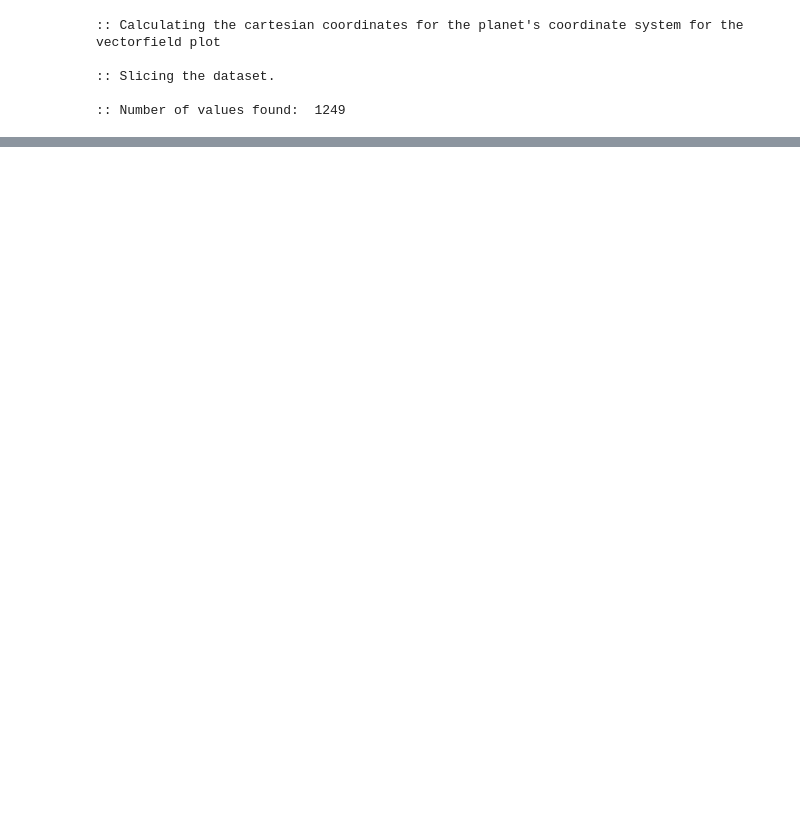
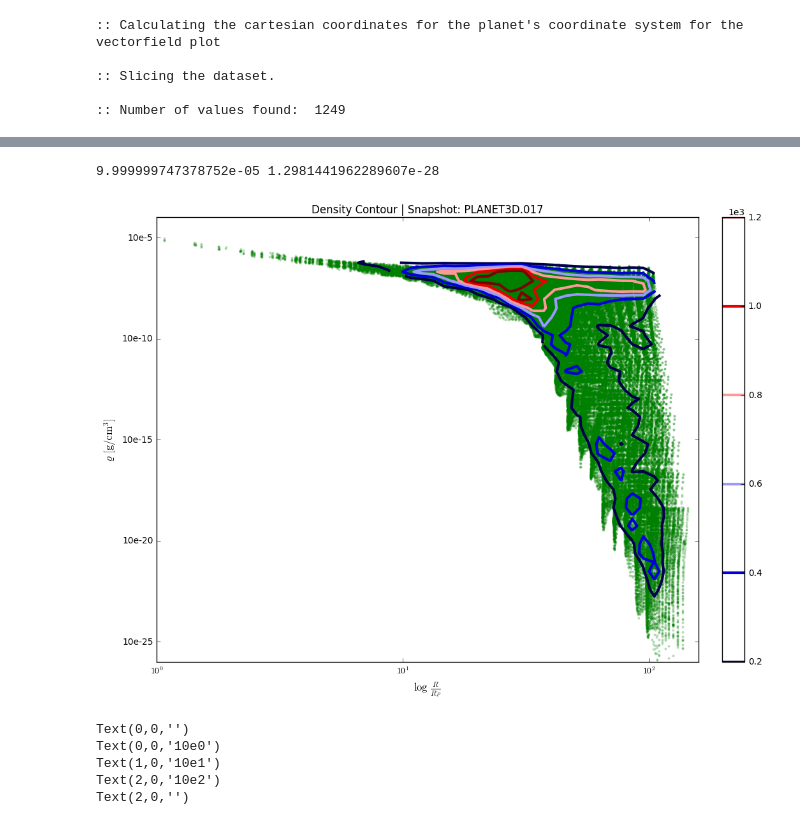
Before and after one commit to krauthex/plotting_tools, a Jupyter notebook: planet_data.ipynb, the cells around one changed output, grey strips where cells are left out. Saved outputs shown, nothing was run; the diff lists cells and outputs as text; code cells hidden in the pictures; blank space fills up the shorter version.

Commit message:
some changes in main.py, more stuff in planet_data

```diff
--- a/planet_data.ipynb
+++ b/planet_data.ipynb
@@ -44,7 +44,7 @@ with open(loc+filelist[0], 'r') as f:
 # search strings:
 search_list = ['I, R[cm]', 'J, THETA[0-pi]', 'K, PHI[0-2pi]', '< --radial number of Gridcells',
                '< --polar number of Gridcells', '< --azimuthal number of Gridcells', ' Pl.-mass(Mstar)', ' Data: ',
-              ' min. and max. temp. [K]:', ' min. and max. density[g/cm^3]:']
+              ' min. and max. temp. [K]:', ' min. and max. density[g/cm^3]:', 'VPHI-VKEP', ' Mstar']
 
 inDict = StringIndexFinder(loc+filelist[0], search_list)
 
@@ -89,10 +89,12 @@ azimuth = np.array(azimuth)
 # location is at: 5.0000000000000003E-002 * AU
 AU = 14959787069100  # 1 AU in cm
 planet_loc = -5.0000000000000003E-002 * AU  # planet location in x-direction
+grav_const = 6.674E-8  # cm^3 g^-1 s^-2
 
 #### Hill sphere (roche sphere):
 # semi major axis is the distance from the star to the planet = planet_loc
 # and the mass of the planet is given in star-masses
+m_star = float(data[inDict[' Mstar']].strip().split()[0])  # in g
 m_planet = float(data[inDict[' Pl.-mass(Mstar)']+1].strip().split()[0])  # in star masses
 r_hill = np.abs(planet_loc)*((m_planet/3)**(1/3))
 r0_planet = 6.37814E8 * 2  # 2x Earth radius
@@ -127,9 +129,9 @@ tContour_max = 1.2e4
 #t_levels = [np.round(i,-1) for i in np.linspace(tContour_min, tContour_max, 10)]
 
 # max and min contour level for density plot
-rhoContour_min = 0.1e4
-rhoContour_max = 1.5e4
-#rho_levels = [np.round(i,-1) for i in np.linspace(rhoContour_min, rhoContour_max, 10)]
+rhoContour_min = 0.2e3
+rhoContour_max = 1.25e3
+rho_levels = [np.round(i,-1) for i in np.linspace(rhoContour_min, rhoContour_max, 6)]
 
 # max and min contour level for mass flux
 #mfluxr_min = 0
@@ -481 +578,5 @@ for file in filelist:
+# %%
+print(rho_max, rho_min)
+# %% [output]
+9.999999747378752e-05 1.2981441962289607e-28
 # %%
@@ -504,0 +596,47 @@ print(':: Number of values found: ', len(indices))"""
+# %%
+%matplotlib inline
+fig = plt.figure(figsize=(12,9))
+ax = fig.add_subplot(111)
+
+counts, xed, yed, image = ax.hist2d(np.log10(r_plan/r0_planet), np.log10(rho), bins=50,
+                                    cmap='seismic', range=[[0,2.2], [-26, -4]], cmin=1, alpha=0)
+ax.scatter(np.log10(r_plan/r0_planet), np.log10(rho), c='g', edgecolors='face', s=15, marker='.', alpha=0.2)
+con = ax.contour(counts.T, 6, extent=[xed.min(), xed.max(), yed.min(), yed.max()], linewidths=3,
+                 cmap='seismic', alpha=1)
+
+cb = plt.colorbar(con, fraction=0.046, pad=0.04, orientation='vertical')
+cb.formatter.set_powerlimits((0,0))  # setting the scientific notation of the color bar ticks
+cb.update_ticks()
+
+fig.canvas.draw()
+#labels = [item.get_text() for item in ax.get_xticklabels()]
+#labels =
+#test2 = [1,2,3,4,5]
+xmajorLocator = mtick.MultipleLocator(1)
+ax.xaxis.set_major_locator(xmajorLocator)
+#minorLocator = mtick.LogLocator(10)
+#ax.xaxis.set_minor_locator(minorLocator)
+labels_test = [r'$10^0$', r'$10^0$',r'$10^1$', r'$10^2$']
+ax.xaxis.set_ticklabels(labels_test)
+ax.xaxis.set_major_formatter(mtick.FixedFormatter(labels_test))
+#ax.xaxis.set_major_formatter(mtick.LogFormatterMathtext(10))
+
+#set_labels = ['', r'$10e0$', '10e1', '10e2', '']
+#for i,j in enumerate(ax.get_xticklabels()):
+#    j.set_text(set_labels[i])
+
+ymajorLocator = mtick.MultipleLocator(5)
+ax.yaxis.set_major_locator(ymajorLocator)
+ylabels = ['10e-25', '10e-25', '10e-20', '10e-15', '10e-10', '10e-5']
+ax.yaxis.set_major_formatter(mtick.FixedFormatter(ylabels))
+
+ax.set_ylabel('$\\varrho\ [\\mathrm{g/cm^3}]$', fontsize=12)
+ax.set_xlabel('$\\mathrm{log}\ \\frac{R}{R_P}$', fontsize=12)
+ax.set_title('Density Contour | Snapshot: ' + file)
+#ax.set_xticklabels(labels_test)
+
+#ax.set_xticks(test2)
+#fig.savefig(plot_loc + 'testdensity.png', format='png')
+plt.show()
+# %% [output]
+[figure, added]
@@ -504,0 +647,11 @@ print(':: Number of values found: ', len(indices))"""
+# %%
+for i,j in enumerate(ax.get_xticklabels()):
+    j.set_text(set_labels[i])
+for i in label:
+    print(i)
+# %% [output]
+Text(0,0,'')
+Text(0,0,'10e0')
+Text(1,0,'10e1')
+Text(2,0,'10e2')
+Text(2,0,'')
```
Also changed, not shown: parts of 10 cells of this notebook, 1 other file.
